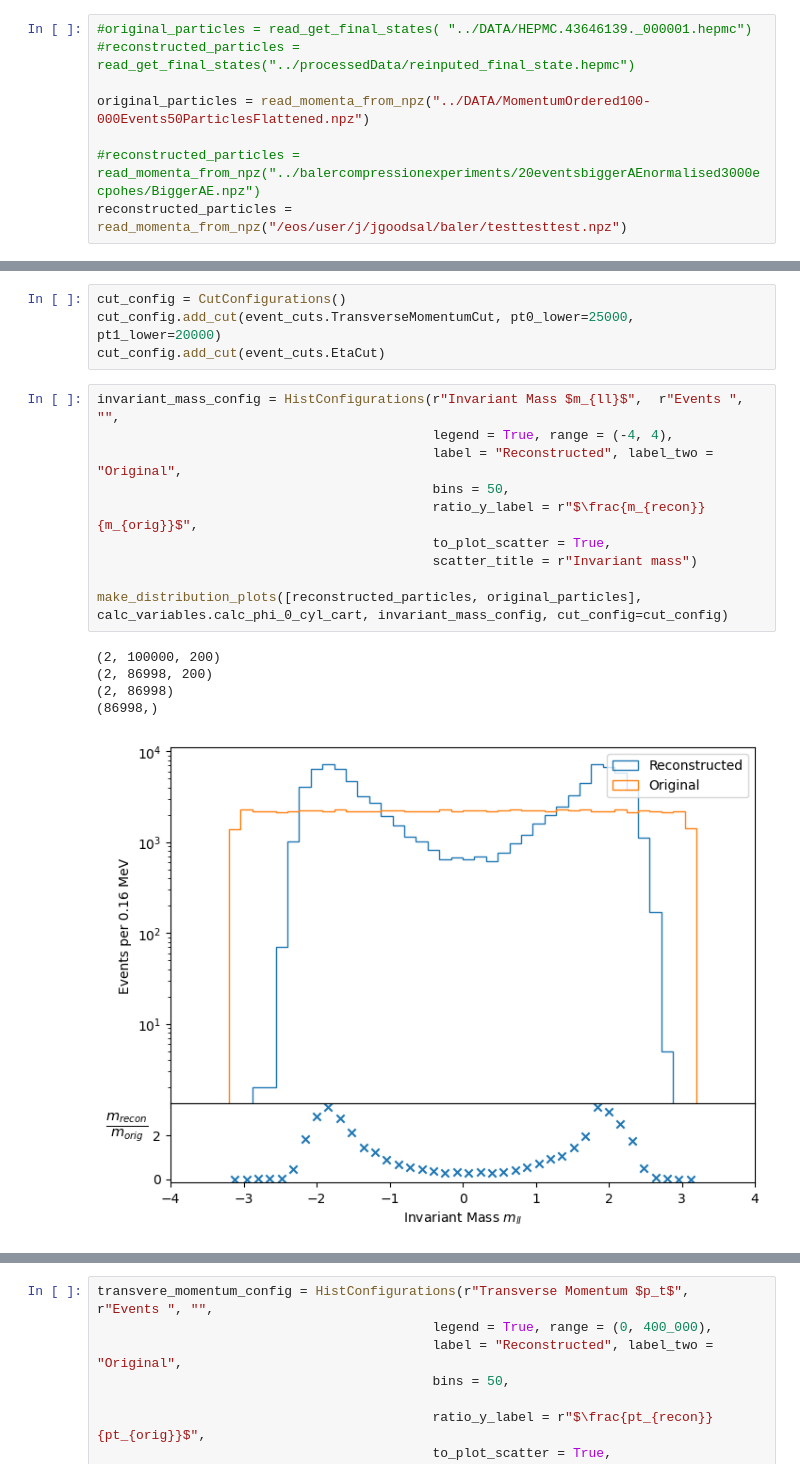
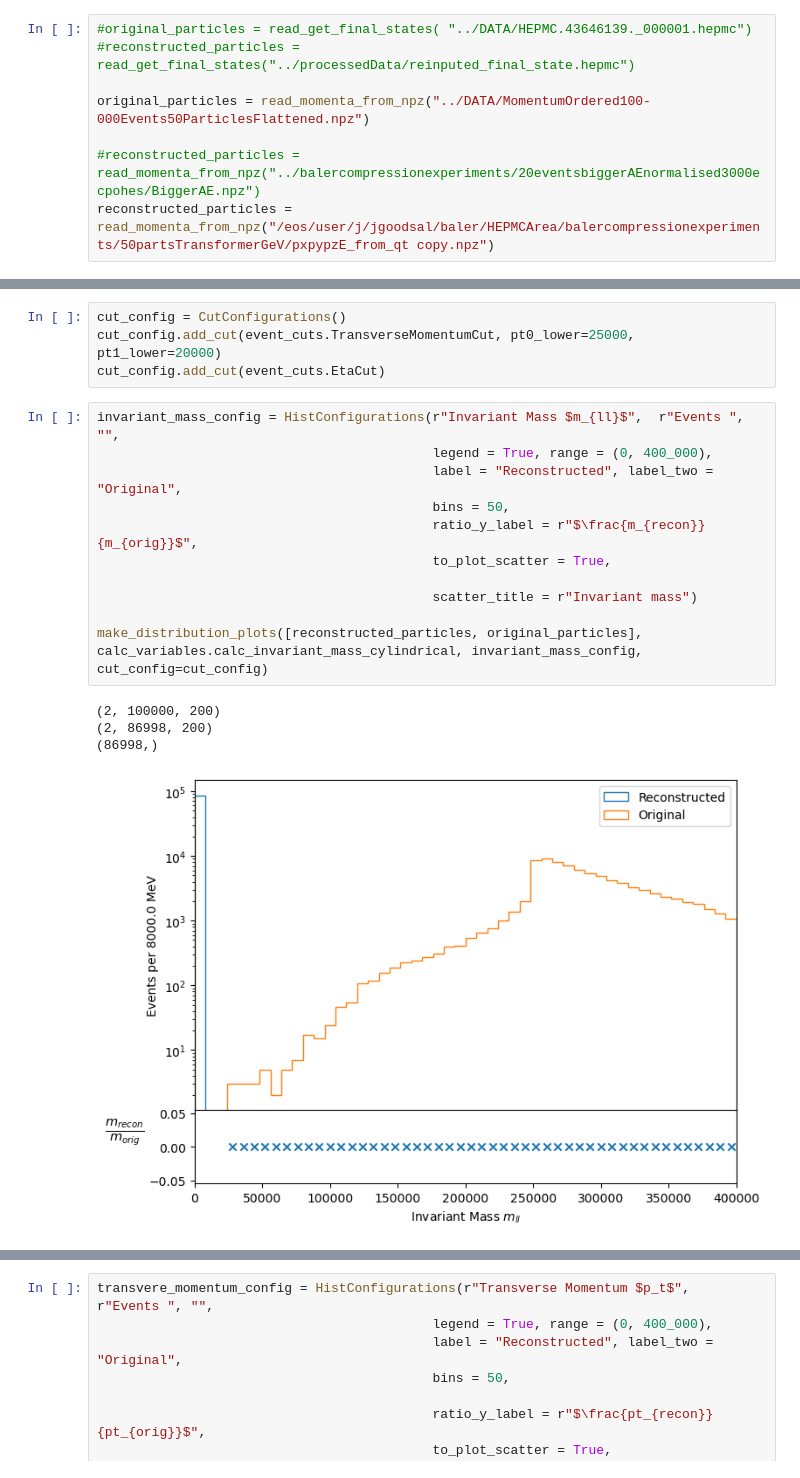
Before and after one commit to jackgoodsall/baler, a Jupyter notebook: HEPMCArea/Notebooks/final_state_plots.ipynb, the cells around one changed output, grey strips where cells are left out. Cells and saved outputs as stored; diff of their text form.

Commit message:
Added images

```diff
--- a/HEPMCArea/Notebooks/final_state_plots.ipynb
+++ b/HEPMCArea/Notebooks/final_state_plots.ipynb
@@ -116,7 +116,7 @@ First we will get the particle sof both the original and reconstructed particles
 original_particles = read_momenta_from_npz("../DATA/MomentumOrdered100-000Events50ParticlesFlattened.npz")
 
 #reconstructed_particles = read_momenta_from_npz("../balercompressionexperiments/20eventsbiggerAEnormalised3000ecpohes/BiggerAE.npz")
-reconstructed_particles = read_momenta_from_npz("/eos/user/j/jgoodsal/baler/testtesttest.npz")
+reconstructed_particles = read_momenta_from_npz("/eos/user/j/jgoodsal/baler/HEPMCArea/balercompressionexperiments/50partsTransformerGeV/pxpypzE_from_qt copy.npz")
 # %%
 print(original_particles.shape)
 print(reconstructed_particles.shape)
@@ -300,17 +300,17 @@ cut_config.add_cut(event_cuts.TransverseMomentumCut, pt0_lower=25000,  pt1_lower
 cut_config.add_cut(event_cuts.EtaCut)
 # %%
 invariant_mass_config = HistConfigurations(r"Invariant Mass $m_{ll}$",  r"Events ", "",
-                                           legend = True, range = (-4, 4),
+                                           legend = True, range = (0, 400_000),
                                            label = "Reconstructed", label_two = "Original",
                                            bins = 50,
                                            ratio_y_label = r"$\frac{m_{recon}}{m_{orig}}$",
                                            to_plot_scatter = True,
+
                                            scatter_title = r"Invariant mass")
 
-make_distribution_plots([reconstructed_particles, original_particles], calc_variables.calc_phi_0_cyl_cart, invariant_mass_config, cut_config=cut_config)
+make_distribution_plots([reconstructed_particles, original_particles], calc_variables.calc_invariant_mass_cylindrical, invariant_mass_config, cut_config=cut_config)
 # %% [output]
 (2, 100000, 200)
 (2, 86998, 200)
-(2, 86998)
 (86998,)
-[figure, old version]
+[figure, new version]
```
Also changed, not shown: parts of 1 cell of this notebook, 4 other files.
